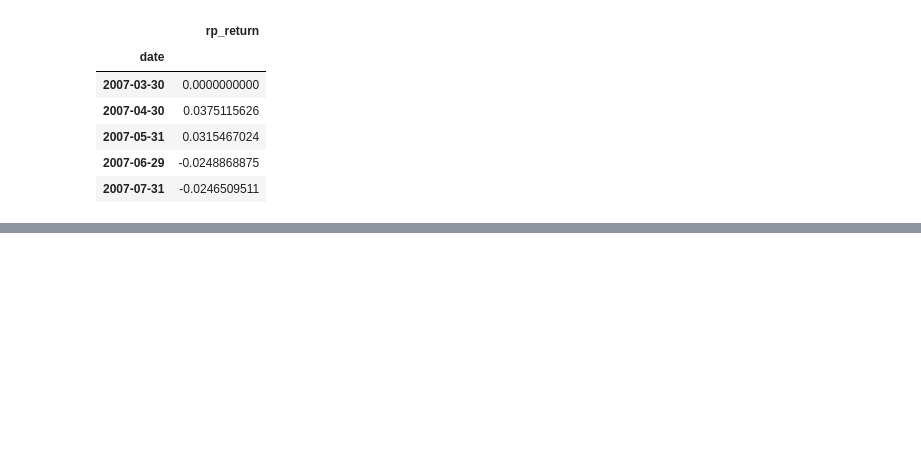
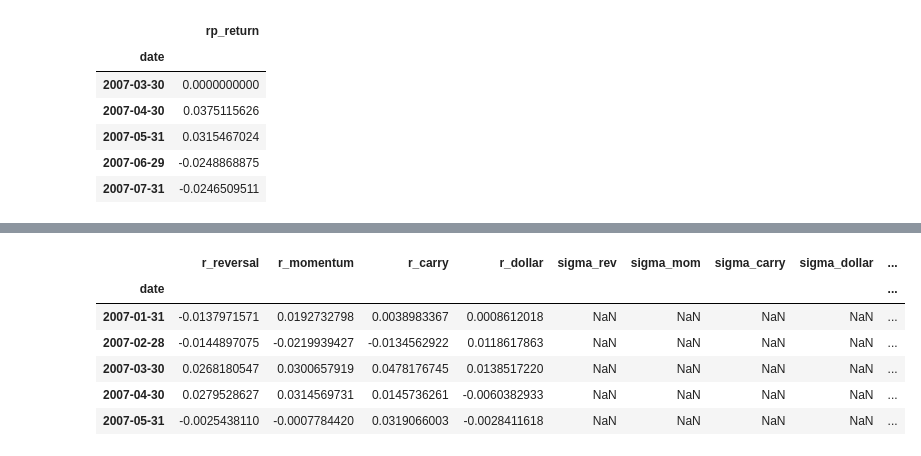
Before and after one commit to arthurdhonneur7/project_investments, a Jupyter notebook: data/final/final.ipynb, the cells around one changed output, grey strips where cells are left out. Cells and saved outputs as stored; diff of their text form; code cells hidden in the pictures; blank space fills up the shorter version.

```diff
--- a/data/final/final.ipynb
+++ b/data/final/final.ipynb
@@ -1527,0 +1540,6 @@ Notes:
+# %%
+div = pd.concat([r_div, r_tbill], axis=1, join='inner')
+div.columns = ['r_div', 'r_tbill']
+strat = pd.concat([r_reversal, r_momentum, r_carry, r_dollar], axis=1, join='inner')
+strat.columns = ['r_reversal', 'r_momentum','r_carry', 'r_dollar']
+strat = strat.dropna()
@@ -1527,0 +1594,28 @@ Notes:
+# %%
+# risk parity returns of the dynamic stock index strategies (MOM, REV) and the currency strategies (CARRY, DOLLAR)
+window_size = 60
+
+strat['sigma_rev'] = strat['r_reversal'].rolling(window=window_size).std()
+strat['sigma_mom'] = strat['r_momentum'].rolling(window=window_size).std()
+strat['sigma_carry'] = strat['r_carry'].rolling(window=window_size).std()
+strat['sigma_dollar'] = strat['r_dollar'].rolling(window=window_size).std()
+
+strat['Inv_sigma_rev'] = 1 / strat['sigma_rev']
+strat['Inv_sigma_mom'] = 1 / strat['sigma_mom']
+strat['Inv_sigma_carry'] = 1 / strat['sigma_carry']
+strat['Inv_sigma_dollar'] = 1 / strat['sigma_dollar']
+
+# Calculate the risk parity weights
+strat['K'] = (strat['Inv_sigma_rev'] + strat['Inv_sigma_mom'] + strat['Inv_sigma_carry'] + strat['Inv_sigma_dollar'])
+strat['w_rev'] = strat['Inv_sigma_rev'] / strat['K']
+strat['w_mom'] = strat['Inv_sigma_mom'] / strat['K']
+strat['w_carry'] = strat['Inv_sigma_carry'] / strat['K']
+strat['w_dollar'] = strat['Inv_sigma_dollar'] / strat['K']
+
+strat['r_strat'] = (strat['w_rev'] * strat['r_reversal'] +
+                   strat['w_mom'] * strat['r_momentum'] +
+                   strat['w_carry'] * strat['r_carry'] +
+                   strat['w_dollar'] * strat['r_dollar'])
+
+
+strat['r_strat']
@@ -1527,0 +1687,10 @@ Notes:
+# %%
+strat.head()
+# %% [output]
+|  | r_reversal | r_momentum | r_carry | r_dollar | sigma_rev | sigma_mom | sigma_carry | sigma_dollar | ... |
+| date |  |  |  |  |  |  |  |  | ... |
+| 2007-01-31 | -0.0137971571 | 0.0192732798 | 0.0038983367 | 0.0008612018 | NaN | NaN | NaN | NaN | ... |
+| 2007-02-28 | -0.0144897075 | -0.0219939427 | -0.0134562922 | 0.0118617863 | NaN | NaN | NaN | NaN | ... |
+| 2007-03-30 | 0.0268180547 | 0.0300657919 | 0.0478176745 | 0.0138517220 | NaN | NaN | NaN | NaN | ... |
+| 2007-04-30 | 0.0279528627 | 0.0314569731 | 0.0145736261 | -0.0060382933 | NaN | NaN | NaN | NaN | ... |
+| 2007-05-31 | -0.0025438110 | -0.0007784420 | 0.0319066003 | -0.0028411618 | NaN | NaN | NaN | NaN | ... |
```
Also changed, not shown: parts of 25 cells of this notebook, 1 other file.
